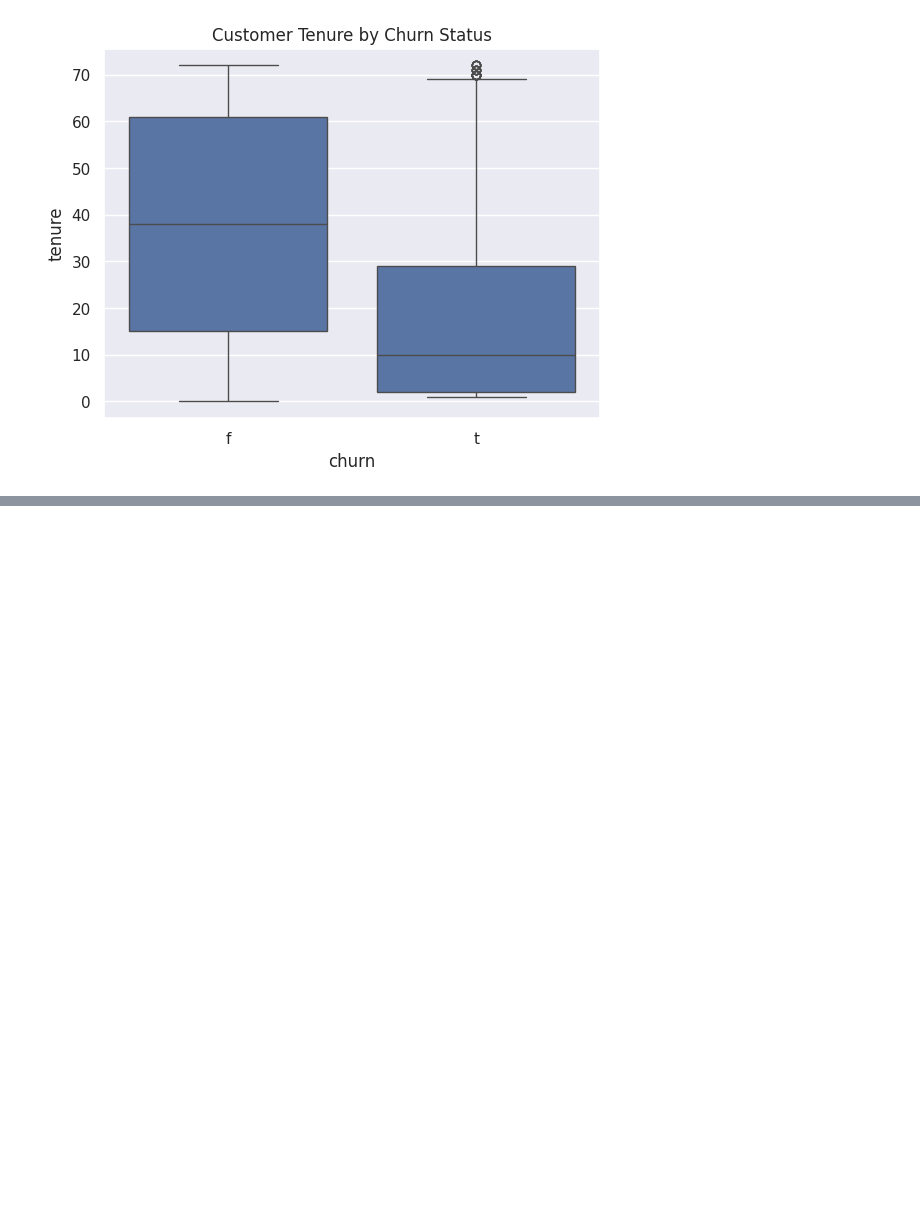
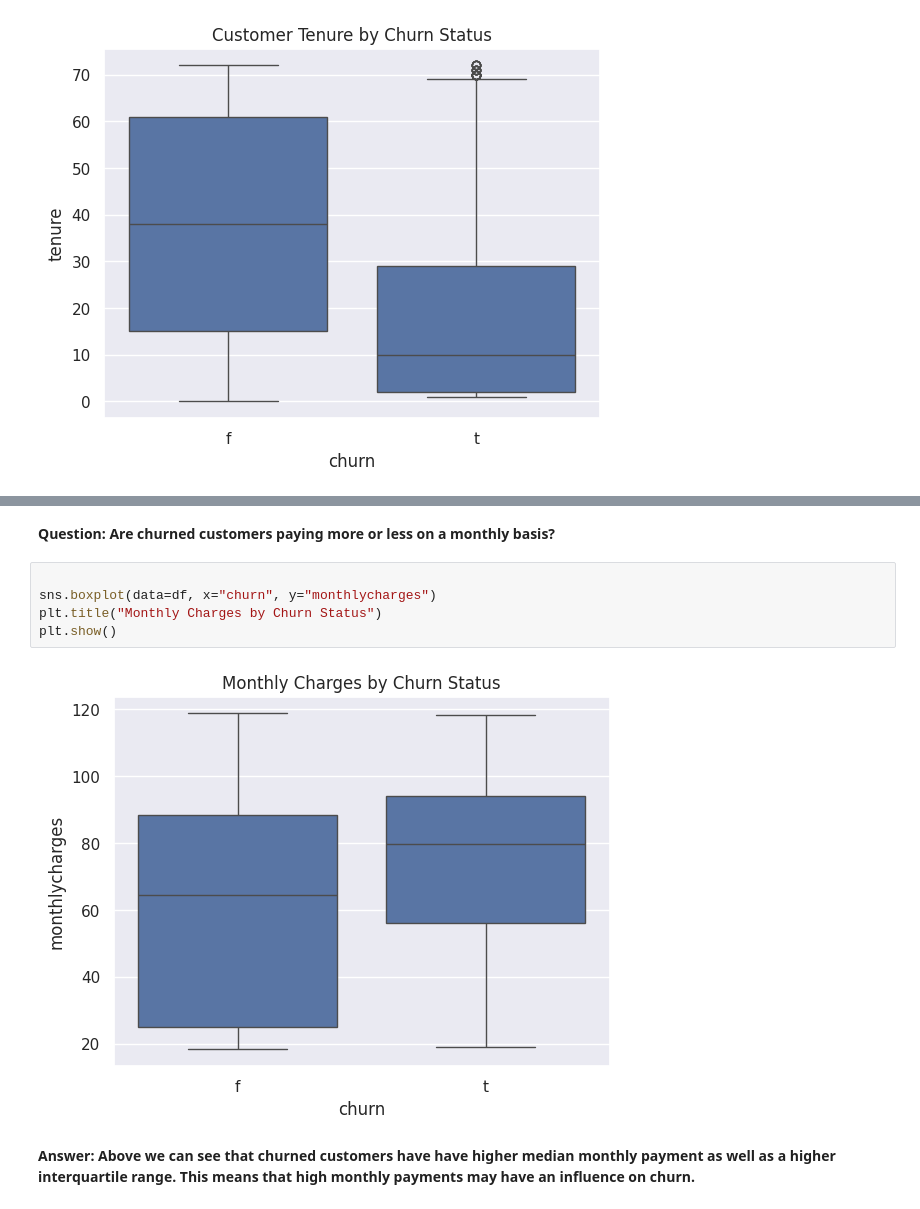
Before and after one commit to G-forcemole/customer-churn-prediction, a Jupyter notebook: telco_churn_EDA.ipynb, the cells around one changed output, grey strips where cells are left out. Saved outputs shown, nothing was run; the diff lists cells and outputs as text; blank space fills up the shorter version.

```diff
--- a/telco_churn_EDA.ipynb
+++ b/telco_churn_EDA.ipynb
@@ -163,3 +212,14 @@ plt.ylabel("Number of Customers")
 plt.show()
 # %% [output]
 [figure]
+# %% [markdown]
+**Question: Are churned customers paying more or less on a monthly basis?**
+# %%
+
+sns.boxplot(data=df, x="churn", y="monthlycharges")
+plt.title("Monthly Charges by Churn Status")
+plt.show()
+# %% [output]
+[figure, added]
+# %% [markdown]
+**Answer: Above we can see that churned customers have have higher median monthly payment as well as a higher interquartile range. This means that high monthly payments may have an influence on churn.**
```
Also changed, not shown: parts of 29 cells of this notebook.
